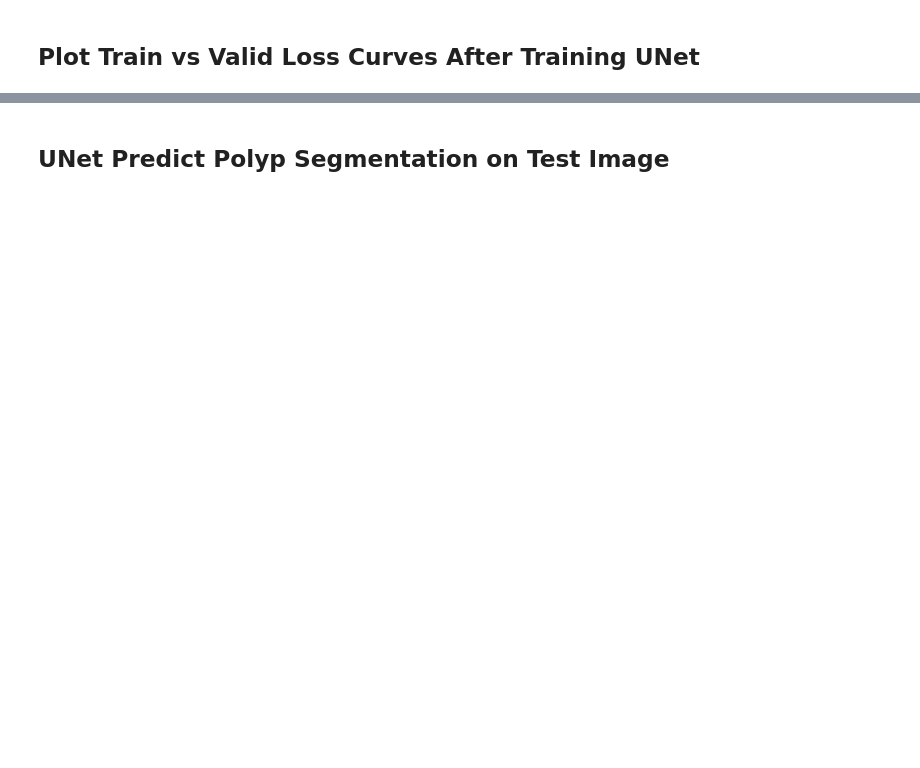
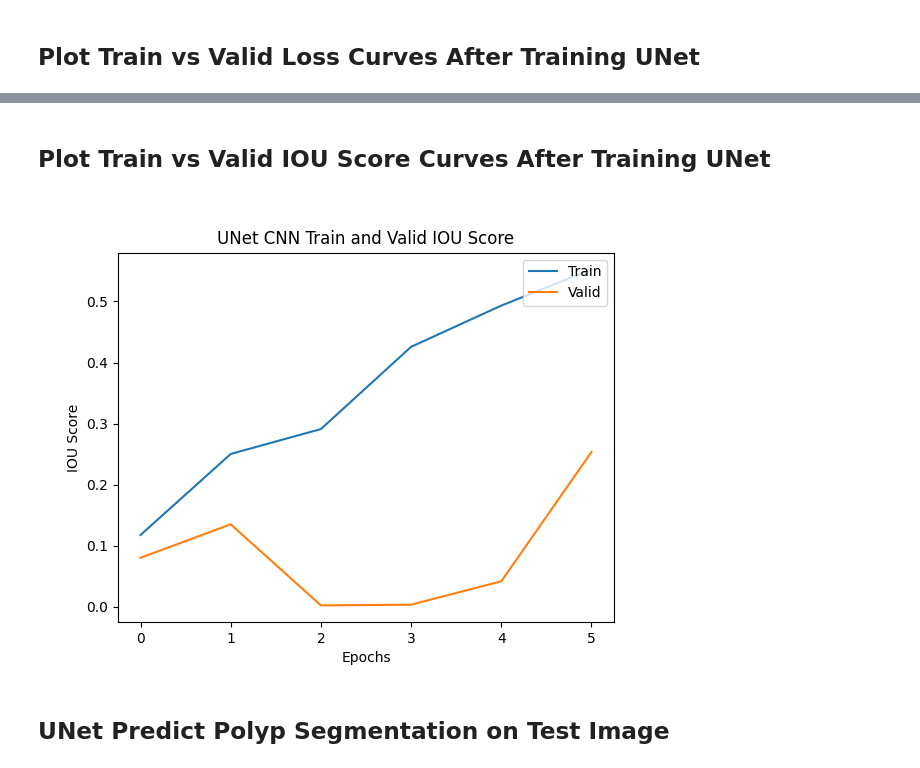
Before and after one commit to shreyahunur/Lesion-Detection, a Jupyter notebook: Notebooks/UNet_Polyp_Segmentation.ipynb, the cells around one changed output, grey strips where cells are left out. Saved outputs shown, nothing was run; the diff lists cells and outputs as text; code cells hidden in the pictures; blank space fills up the shorter version.

Commit message:
Cleaned up UNet Notebook

```diff
--- a/Notebooks/UNet_Polyp_Segmentation.ipynb
+++ b/Notebooks/UNet_Polyp_Segmentation.ipynb
@@ -825,7 +538,7 @@ history = model.fit(
     y=y_train_polyp,
     batch_size=8,
     epochs=6,
-    validation_data=(X_test_polyp, y_test_polyp),
+    validation_split=0.2,
     verbose=1
 )
 # %% [output]
@@ -865,3 +587,16 @@ plt.show()
+# %% [markdown]
+## Plot Train vs Valid IOU Score Curves After Training UNet
+# %%
+plt.figure()
+plt.plot(history.history["iou_score"])
+plt.plot(history.history["val_iou_score"])
+plt.title("UNet CNN Train and Valid IOU Score")
+plt.xlabel("Epochs")
+plt.ylabel("IOU Score")
+plt.legend(["Train", "Valid"], loc="upper right")
+plt.show()
+# %% [output]
+[figure, added]
 # %% [markdown]
 ## UNet Predict Polyp Segmentation on Test Image
 # %%
```
Also changed, not shown: parts of 28 cells of this notebook, 1 other file.
